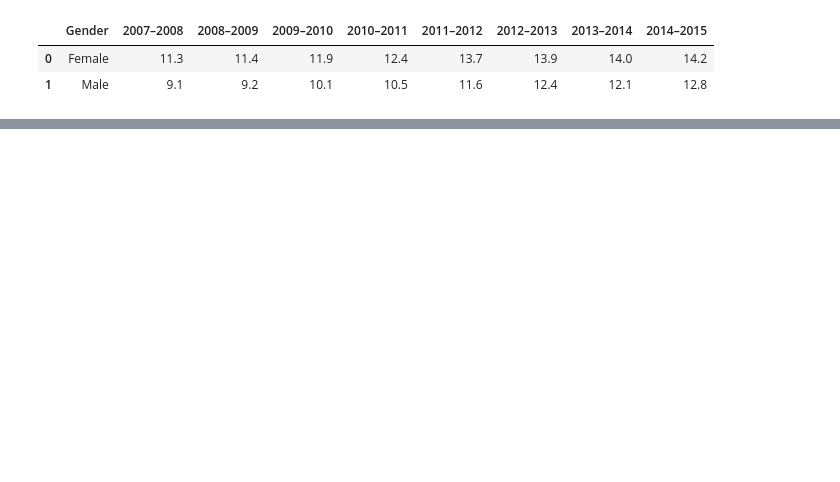
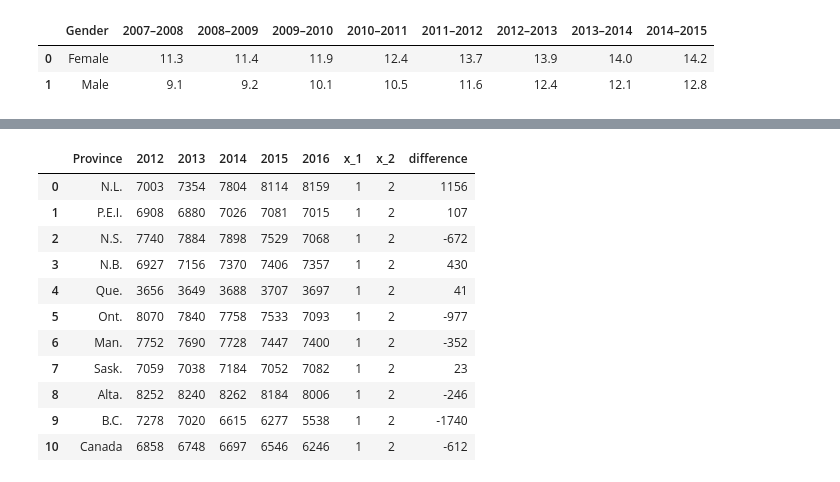
Before and after one commit to JulienAssouline/data-studios-projects, a Jupyter notebook: code/Opioid Canada/Opioid in Canada.ipynb, the cells around one changed output, grey strips where cells are left out. Cells and saved outputs as stored; diff of their text form; code cells hidden in the pictures; blank space fills up the shorter version.

```diff
--- a/code/Opioid Canada/Opioid in Canada.ipynb
+++ b/code/Opioid Canada/Opioid in Canada.ipynb
@@ -132,3 +145,8 @@ df_type
 | 3 | Synthetic opioids (T40.4) | 0.5 | 0.5 | 0.7 | 0.7 | 0.7 | 0.9 | 0.9 | ... |
 | 4 | Heroin (T40.1) | 0.3 | 0.3 | 0.2 | 0.4 | 0.4 | 0.5 | 0.5 | ... |
 | 5 | Opium alkaloids (T40.0) | 0.0 | 0.0 | 0.0 | 0.0 | 0.0 | 0.1 | 0.0 | ... |
+# %%
+x2 = pd.ExcelFile("Opioid Prescriptions.xlsx")
+# %%
+df_age_p = x2.parse("Sheet2")
+df_province_p = x2.parse("Provinces")
@@ -134,0 +162,20 @@ df_type
+# %%
+df_province_p["x_1"] = 1
+df_province_p["x_2"] = 2
+# %%
+df_province_p["difference"] = df_province_p[2016] - df_province_p[2012]
+# %%
+df_province_p
+# %% [output]
+|  | Province | 2012 | 2013 | 2014 | 2015 | 2016 | x_1 | x_2 | difference |
+| 0 | N.L. | 7003 | 7354 | 7804 | 8114 | 8159 | 1 | 2 | 1156 |
+| 1 | P.E.I. | 6908 | 6880 | 7026 | 7081 | 7015 | 1 | 2 | 107 |
+| 2 | N.S. | 7740 | 7884 | 7898 | 7529 | 7068 | 1 | 2 | -672 |
+| 3 | N.B. | 6927 | 7156 | 7370 | 7406 | 7357 | 1 | 2 | 430 |
+| 4 | Que. | 3656 | 3649 | 3688 | 3707 | 3697 | 1 | 2 | 41 |
+| 5 | Ont. | 8070 | 7840 | 7758 | 7533 | 7093 | 1 | 2 | -977 |
+| 6 | Man. | 7752 | 7690 | 7728 | 7447 | 7400 | 1 | 2 | -352 |
+| 7 | Sask. | 7059 | 7038 | 7184 | 7052 | 7082 | 1 | 2 | 23 |
+| 8 | Alta. | 8252 | 8240 | 8262 | 8184 | 8006 | 1 | 2 | -246 |
+| 9 | B.C. | 7278 | 7020 | 6615 | 6277 | 5538 | 1 | 2 | -1740 |
+| 10 | Canada | 6858 | 6748 | 6697 | 6546 | 6246 | 1 | 2 | -612 |
```
Also changed, not shown: parts of 6 cells of this notebook, 15 other files.
